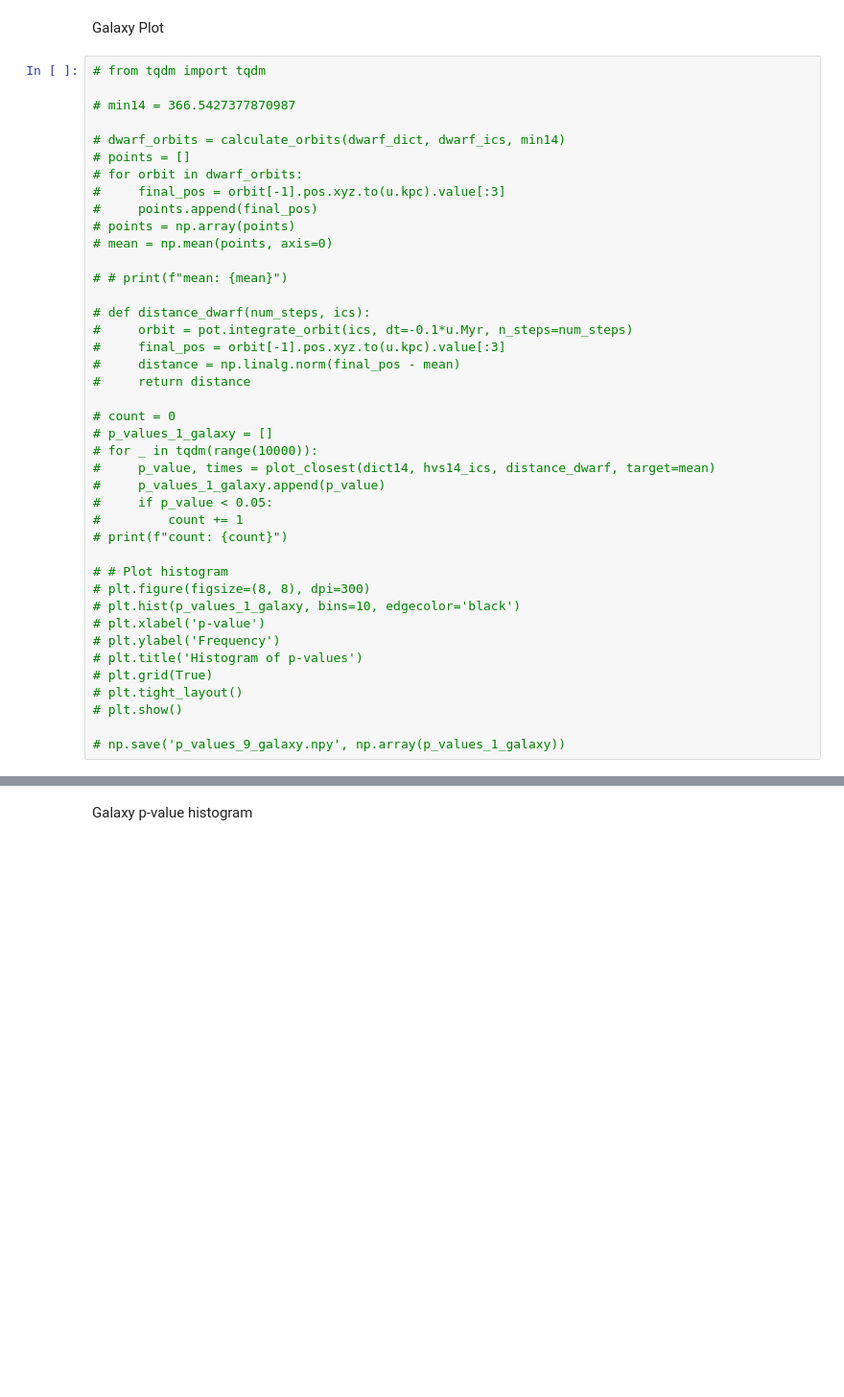
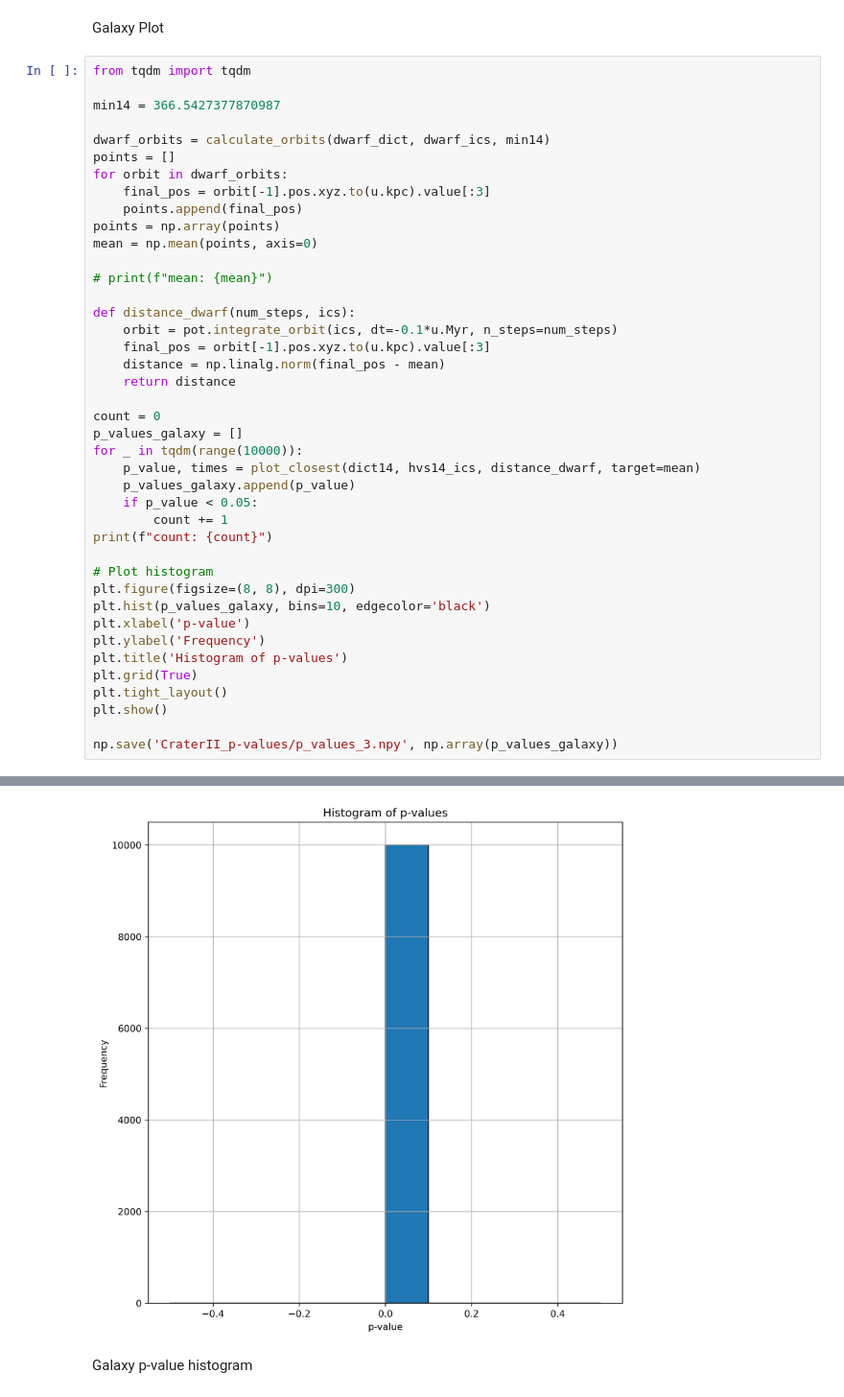
Before and after one commit to HaydenTedrake/HPV_project, a Jupyter notebook: Results/Forecast/foreCraterII+HVS14.ipynb, the cells around one changed output, grey strips where cells are left out. Shown at 96% size. Saved outputs shown, nothing was run; the diff lists cells and outputs as text; blank space fills up the shorter version.

```diff
--- a/Results/Forecast/foreCraterII+HVS14.ipynb
+++ b/Results/Forecast/foreCraterII+HVS14.ipynb
@@ -267,43 +270,44 @@ plt.show()
 # %% [markdown]
 Galaxy Plot
 # %%
-# from tqdm import tqdm
+from tqdm import tqdm
 
-# min14 = 366.5427377870987
+min14 = 366.5427377870987
 
-# dwarf_orbits = calculate_orbits(dwarf_dict, dwarf_ics, min14)
-# points = []
-# for orbit in dwarf_orbits:
-#     final_pos = orbit[-1].pos.xyz.to(u.kpc).value[:3]
-#     points.append(final_pos)
-# points = np.array(points)
-# mean = np.mean(points, axis=0)
+dwarf_orbits = calculate_orbits(dwarf_dict, dwarf_ics, min14)
+points = []
+for orbit in dwarf_orbits:
+    final_pos = orbit[-1].pos.xyz.to(u.kpc).value[:3]
+    points.append(final_pos)
+points = np.array(points)
+mean = np.mean(points, axis=0)
 
-# # print(f"mean: {mean}")
+# print(f"mean: {mean}")
 
-# def distance_dwarf(num_steps, ics):
-#     orbit = pot.integrate_orbit(ics, dt=-0.1*u.Myr, n_steps=num_steps)
-#     final_pos = orbit[-1].pos.xyz.to(u.kpc).value[:3]
-#     distance = np.linalg.norm(final_pos - mean)
-#     return distance
+def distance_dwarf(num_steps, ics):
+    orbit = pot.integrate_orbit(ics, dt=-0.1*u.Myr, n_steps=num_steps)
+    final_pos = orbit[-1].pos.xyz.to(u.kpc).value[:3]
+    distance = np.linalg.norm(final_pos - mean)
+    return distance
 
-# count = 0
-# p_values_1_galaxy = []
-# for _ in tqdm(range(10000)):
-#     p_value, times = plot_closest(dict14, hvs14_ics, distance_dwarf, target=mean)
-#     p_values_1_galaxy.append(p_value)
-#     if p_value < 0.05:
-#         count += 1
-# print(f"count: {count}")
+count = 0
+p_values_galaxy = []
+for _ in tqdm(range(10000)):
+    p_value, times = plot_closest(dict14, hvs14_ics, distance_dwarf, target=mean)
+    p_values_galaxy.append(p_value)
+    if p_value < 0.05:
+        count += 1
+print(f"count: {count}")
 
-# # Plot histogram
-# plt.figure(figsize=(8, 8), dpi=300)
-# plt.hist(p_values_1_galaxy, bins=10, edgecolor='black')
-# plt.xlabel('p-value')
-# plt.ylabel('Frequency')
-# plt.title('Histogram of p-values')
-# plt.grid(True)
-# plt.tight_layout()
-# plt.show()
+# Plot histogram
+plt.figure(figsize=(8, 8), dpi=300)
+plt.hist(p_values_galaxy, bins=10, edgecolor='black')
+plt.xlabel('p-value')
+plt.ylabel('Frequency')
+plt.title('Histogram of p-values')
+plt.grid(True)
+plt.tight_layout()
+plt.show()
 
-# np.save('p_values_9_galaxy.npy', np.array(p_values_1_galaxy))
+np.save('CraterII_p-values/p_values_3.npy', np.array(p_values_galaxy))
+# %% [output]
@@ -310,3 +315,4 @@ Galaxy Plot
+[figure, added]
 # %% [markdown]
 Galaxy p-value histogram
 # %%
```
Also changed, not shown: parts of 7 cells of this notebook, 30 other files.
